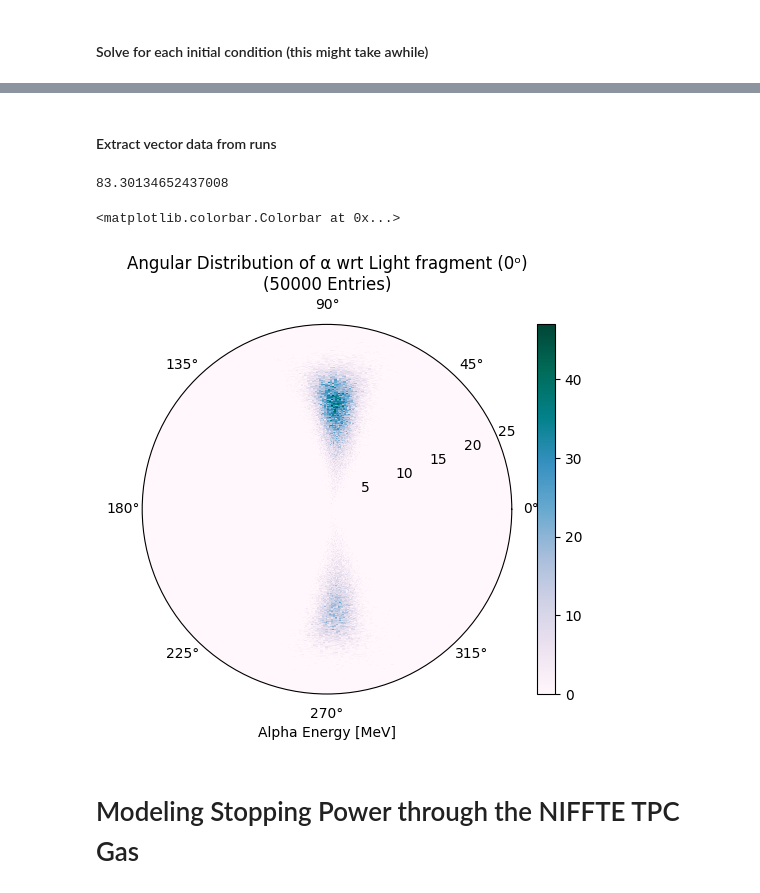
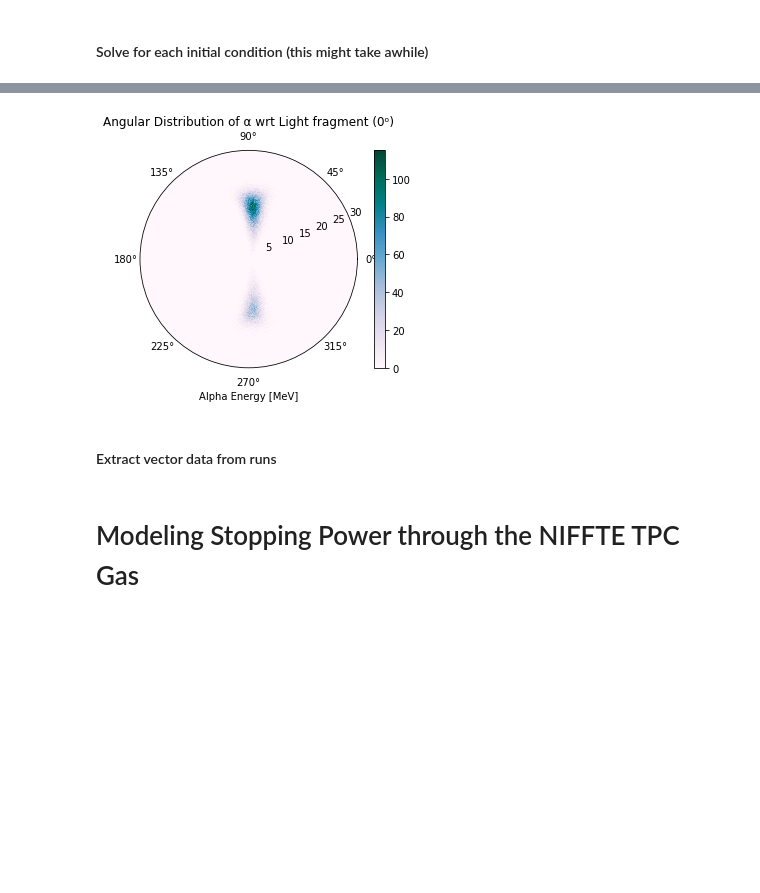
Before and after one commit to jfuzaroa/fission_sim, a Jupyter notebook: ternary_mcs.ipynb, the cells around one changed output, grey strips where cells are left out. Saved outputs shown, nothing was run; the diff lists cells and outputs as text; code cells hidden in the pictures; blank space fills up the shorter version.

```diff
--- a/ternary_mcs.ipynb
+++ b/ternary_mcs.ipynb
@@ -358,2 +388,32 @@ Wall time: 5min 45s
+# %%
+con = sql.connect('ternary_sim.sqlite')
+cur = con.cursor()
+
+cur.execute('SELECT thaL FROM tern_ang')
+θαL = np.array(cur.fetchall()).squeeze()
+
+cur.execute('SELECT Taf FROM tern_ang')
+Taf = np.array(cur.fetchall()).squeeze()
+# %%
+θbins = np.linspace(-np.pi, np.pi, 360)
+Tbins = np.linspace(0, 30, 180)
+
+h2 = np.histogram2d(θαL, Taf, bins=(θbins, Tbins))[0]
+A, R = np.meshgrid(θbins, Tbins)
+
+fig, ax = plt.subplots(subplot_kw=dict(projection='polar'))
+fig.set_facecolor('white')
+ax.grid(False)
+# ax.set_title(f'Angular Distribution of α wrt Light fragment (0ᵒ)\n({len(θαL)} Entries)')
+ax.set_title(f'Angular Distribution of α wrt Light fragment (0ᵒ)')
+
+ax.set_xlabel('Alpha Energy [MeV]')
+
+plt.set_cmap('PuBuGn')
+pc = ax.pcolormesh(A, R, h2.T)
+fig.colorbar(pc)
+plt.savefig('alpha_distribution.png', dpi=300)
+# %% [output]
+[figure, added]
 # %% [markdown]
 #### Extract vector data from runs
@@ -400,27 +420,3 @@ Tαf = KE(mα, vαf)
-# %%
-θαL.mean()
-# %% [output]
-83.30134652437008
-# %%
-θbins = np.linspace(-np.pi, np.pi, 360)
-Tbins = np.linspace(0, 25, 180)
-
-h2 = np.histogram2d(np.sign(yαf)*np.radians(θαL), Tαf, bins=(θbins, Tbins))[0]
-A, R = np.meshgrid(θbins, Tbins)
-
-fig, ax = plt.subplots(subplot_kw=dict(projection='polar'))
-ax.grid(False)
-ax.set_title(f'Angular Distribution of α wrt Light fragment (0ᵒ)\n({N} Entries)')
-ax.set_xlabel('Alpha Energy [MeV]')
-
-plt.set_cmap('PuBuGn')
-pc = ax.pcolormesh(A, R, h2.T)
-fig.colorbar(pc)
-# plt.show()
-# plt.savefig('alpha_distribution.png', dpi=300, bbox_inches='tight')
-# %% [output]
-<matplotlib.colorbar.Colorbar at 0x...>
-[figure, removed]
 # %% [markdown]
 # Modeling Stopping Power through the NIFFTE TPC Gas
 # %% [markdown]
```
Also changed, not shown: parts of 22 cells of this notebook, 5 other files.
